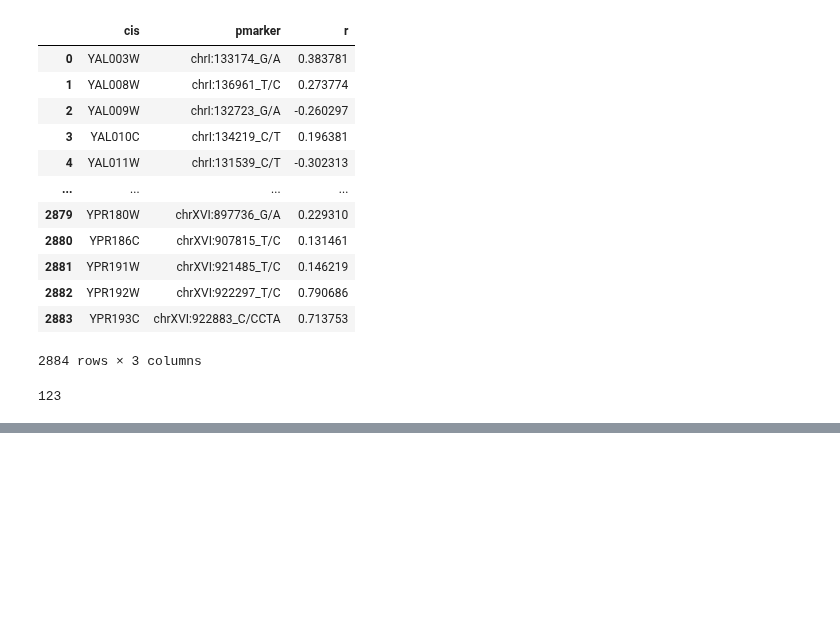
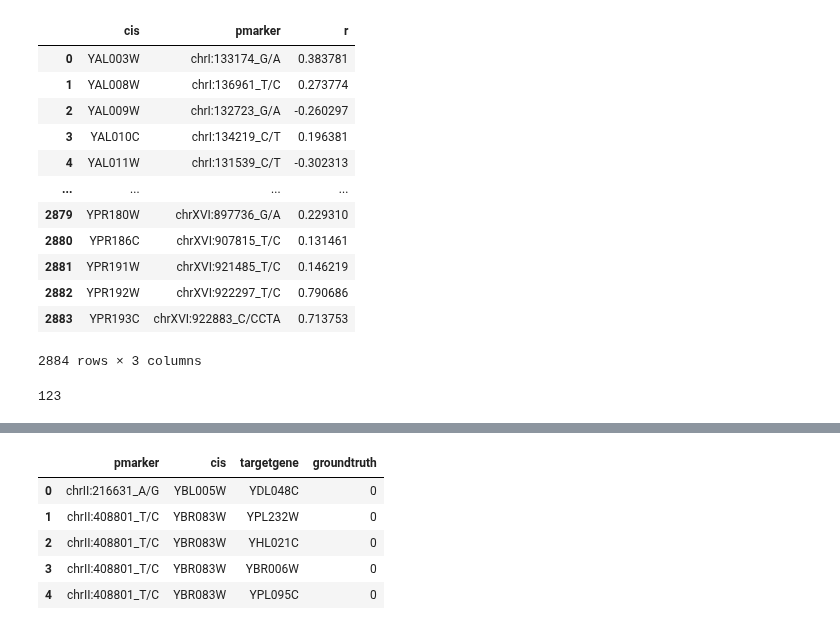
Before and after one commit to BIRDSgroup/NLCD, a Jupyter notebook: scripts/full_procedure.ipynb, the cells around one changed output, grey strips where cells are left out. Drawn from its saved outputs; the diff is of its cells as text; code cells hidden in the pictures; blank space fills up the shorter version.

```diff
--- a/scripts/full_procedure.ipynb
+++ b/scripts/full_procedure.ipynb
@@ -362,0 +382,9 @@ len(indp_wilko)
+# %%
+indp_wilko.head()
+# %% [output]
+|  | pmarker | cis | targetgene | groundtruth |
+| 0 | chrII:216631_A/G | YBL005W | YDL048C | 0 |
+| 1 | chrII:408801_T/C | YBR083W | YPL232W | 0 |
+| 2 | chrII:408801_T/C | YBR083W | YHL021C | 0 |
+| 3 | chrII:408801_T/C | YBR083W | YBR006W | 0 |
+| 4 | chrII:408801_T/C | YBR083W | YPL095C | 0 |
```
Also changed, not shown: parts of 14 cells of this notebook.
